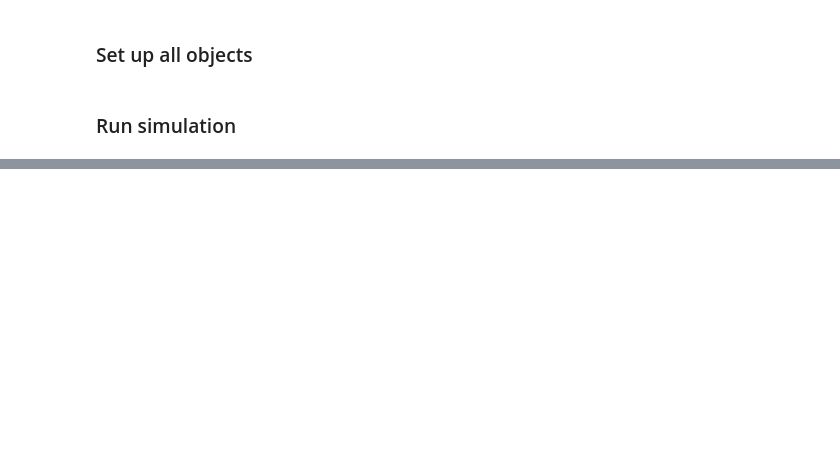
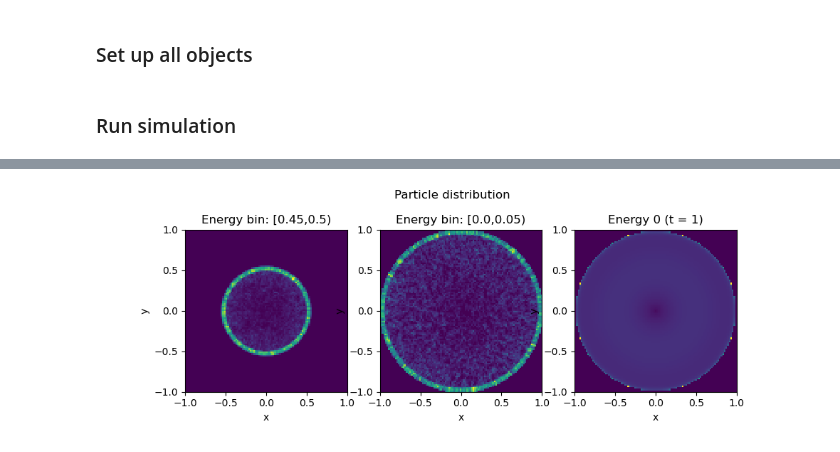
Before and after one commit to KlaasWillems/electronTransportCode, a Jupyter notebook: numericalExperiments/lineSource/LineSourceTest.ipynb, the cells around one changed output, grey strips where cells are left out. Drawn from its saved outputs; the diff is of its cells as text; code cells hidden in the pictures; blank space fills up the shorter version.

Commit message:
Exact solution for linesource included

```diff
--- a/numericalExperiments/lineSource/LineSourceTest.ipynb
+++ b/numericalExperiments/lineSource/LineSourceTest.ipynb
@@ -50,0 +62,59 @@ IndexError: index 20 is out of bounds for axis 0 with size 20
+# %%
+# Compute exact solution at E = 0 (t = 1)
+import exactSolution
+solRes = 101
+xSolIndex = int((solRes-1)/2)
+solxmax = 1.0; solxmin = -1.0
+xs = np.linspace(solxmin, solxmax, solRes)
+ys = np.linspace(solxmin, solxmax, solRes)
+xv, yv = np.meshgrid(xs, ys)
+res = np.zeros_like(xv)
+for i1, x1 in enumerate(xs):
+    for i2, y1 in enumerate(ys):
+        if np.power(x1, 2) + np.power(y1, 2) < 1.0:
+            res[i1, i2] = exactSolution.lineSourceSolution(particle.sigma, x1, y1, 0.0, eSource)
+# %%
+# Plot energy deposition
+ebin2Index = 0
+ebin1Index = int((Ebins-1)/2)
+finalFluence = np.flipud(np.reshape(fluenceEstimator.scoreMatrix[ebin2Index, :], (xbins, xbins)))
+initFluence = np.flipud(np.reshape(fluenceEstimator.scoreMatrix[ebin1Index, :], (xbins, xbins)))
+
+fig, (ax1, ax2, ax3) = plt.subplots(1, 3, figsize=(10, 3.5))
+fig.suptitle('Particle distribution')
+
+roundDigits = 2
+# Initial particle distribution
+bin1left = np.round(fluenceEstimator.Erange[ebin1Index], roundDigits)
+bin1right = np.round(fluenceEstimator.Erange[ebin1Index+1], roundDigits)
+ax1.set_title(f'Energy bin: [{bin1left},{bin1right})')
+ax1.matshow(initFluence, extent=[xmin, xmax, xmin, xmax])
+ax1.set_xticks(np.linspace(xmin, xmax, 5))
+ax1.set_yticks(np.linspace(xmin, xmax, 5))
+ax1.xaxis.tick_bottom()
+ax1.set_xlabel('x')
+ax1.set_ylabel('y')
+
+# End particle distribution
+bin2left = np.round(fluenceEstimator.Erange[ebin2Index], roundDigits)
+bin2right = np.round(fluenceEstimator.Erange[ebin2Index+1], roundDigits)
+ax2.matshow(finalFluence, extent=[xmin, xmax, xmin, xmax])
+ax2.set_title(f'Energy bin: [{bin2left},{bin2right})')
+ax2.set_xticks(np.linspace(xmin, xmax, 5))
+ax2.set_yticks(np.linspace(xmin, xmax, 5))
+ax2.xaxis.tick_bottom()
+ax2.set_xlabel('x')
+ax2.set_ylabel('y')
+
+# Exact end particle distribution
+ax3.matshow(res, extent=[solxmin, solxmax, solxmin, solxmax])
+ax3.set_title(f'Energy 0 (t = 1)')
+ax3.set_xticks(np.linspace(solxmin, solxmax, 5))
+ax3.set_yticks(np.linspace(solxmin, solxmax, 5))
+ax3.xaxis.tick_bottom()
+ax3.set_xlabel('x')
+ax3.set_ylabel('y')
+
+plt.show()
+# %% [output]
+[figure, added]
```
Also changed, not shown: parts of 7 cells of this notebook, 6 other files.
